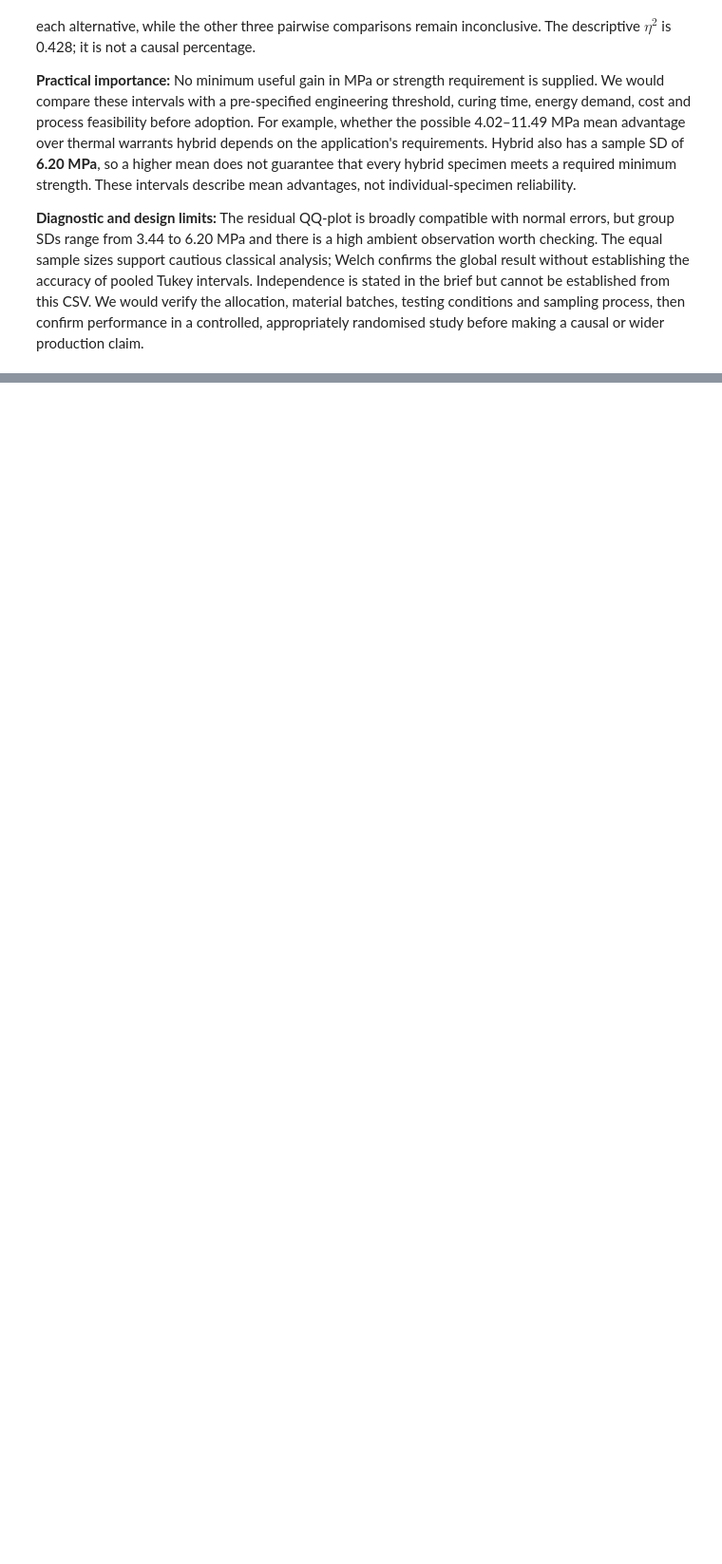
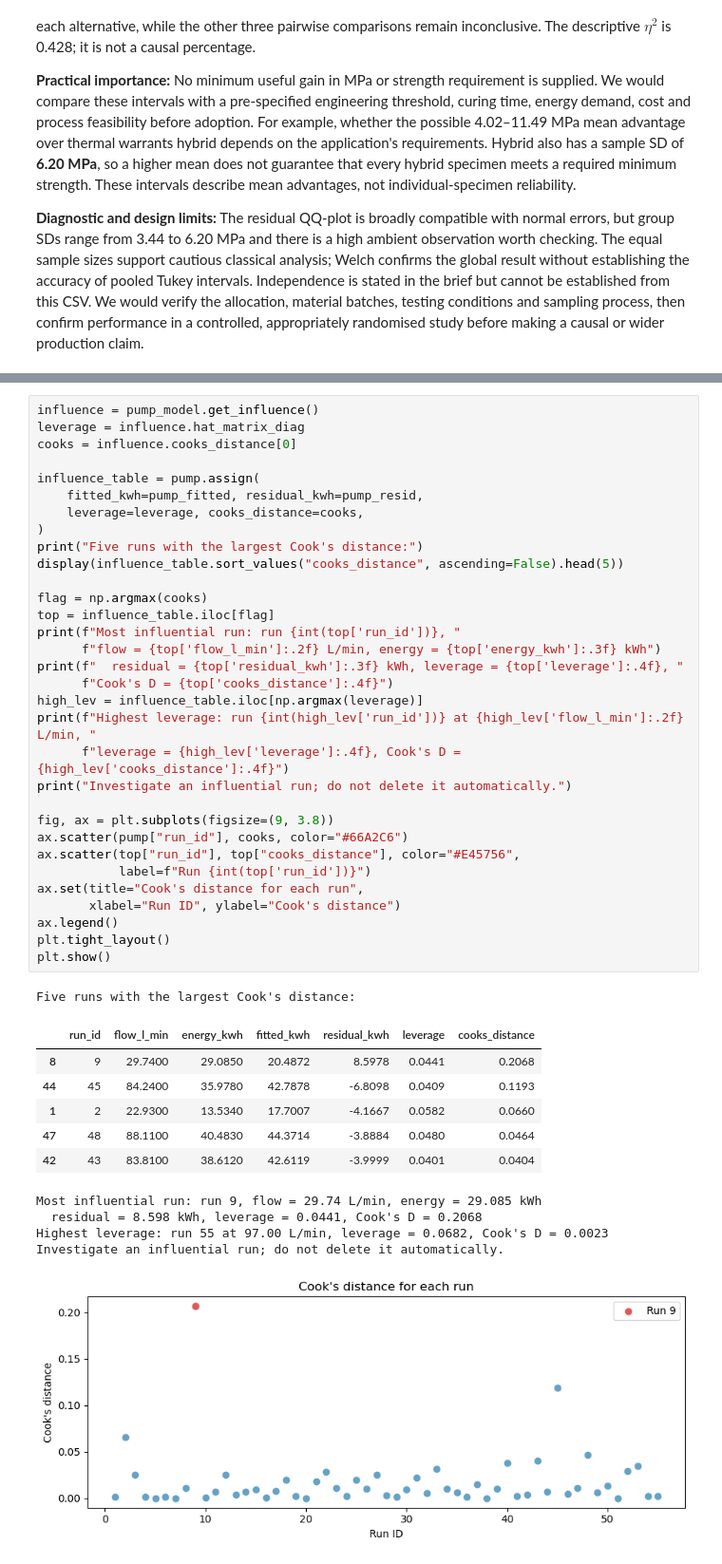
Before and after one commit to SnehaKoirala/STA_Assignments, a Jupyter notebook: Assignment5/Assignment5.ipynb, the cells around one changed output, grey strips where cells are left out. Shown at 95% size. Drawn from its saved outputs; the diff is of its cells as text; blank space fills up the shorter version.

```diff
--- a/Assignment5/Assignment5.ipynb
+++ b/Assignment5/Assignment5.ipynb
@@ -812,0 +1021,45 @@ before relying on its coefficient inference or predictions.
+# %%
+influence = pump_model.get_influence()
+leverage = influence.hat_matrix_diag
+cooks = influence.cooks_distance[0]
+
+influence_table = pump.assign(
+    fitted_kwh=pump_fitted, residual_kwh=pump_resid,
+    leverage=leverage, cooks_distance=cooks,
+)
+print("Five runs with the largest Cook's distance:")
+display(influence_table.sort_values("cooks_distance", ascending=False).head(5))
+
+flag = np.argmax(cooks)
+top = influence_table.iloc[flag]
+print(f"Most influential run: run {int(top['run_id'])}, "
+      f"flow = {top['flow_l_min']:.2f} L/min, energy = {top['energy_kwh']:.3f} kWh")
+print(f"  residual = {top['residual_kwh']:.3f} kWh, leverage = {top['leverage']:.4f}, "
+      f"Cook's D = {top['cooks_distance']:.4f}")
+high_lev = influence_table.iloc[np.argmax(leverage)]
+print(f"Highest leverage: run {int(high_lev['run_id'])} at {high_lev['flow_l_min']:.2f} L/min, "
+      f"leverage = {high_lev['leverage']:.4f}, Cook's D = {high_lev['cooks_distance']:.4f}")
+print("Investigate an influential run; do not delete it automatically.")
+
+fig, ax = plt.subplots(figsize=(9, 3.8))
+ax.scatter(pump["run_id"], cooks, color="#66A2C6")
+ax.scatter(top["run_id"], top["cooks_distance"], color="#E45756",
+           label=f"Run {int(top['run_id'])}")
+ax.set(title="Cook's distance for each run",
+       xlabel="Run ID", ylabel="Cook's distance")
+ax.legend()
+plt.tight_layout()
+plt.show()
+# %% [output]
+Five runs with the largest Cook's distance:
+|  | run_id | flow_l_min | energy_kwh | fitted_kwh | residual_kwh | leverage | cooks_distance |
+| 8 | 9 | 29.7400 | 29.0850 | 20.4872 | 8.5978 | 0.0441 | 0.2068 |
+| 44 | 45 | 84.2400 | 35.9780 | 42.7878 | -6.8098 | 0.0409 | 0.1193 |
+| 1 | 2 | 22.9300 | 13.5340 | 17.7007 | -4.1667 | 0.0582 | 0.0660 |
+| 47 | 48 | 88.1100 | 40.4830 | 44.3714 | -3.8884 | 0.0480 | 0.0464 |
+| 42 | 43 | 83.8100 | 38.6120 | 42.6119 | -3.9999 | 0.0401 | 0.0404 |
+Most influential run: run 9, flow = 29.74 L/min, energy = 29.085 kWh
+  residual = 8.598 kWh, leverage = 0.0441, Cook's D = 0.2068
+Highest leverage: run 55 at 97.00 L/min, leverage = 0.0682, Cook's D = 0.0023
+Investigate an influential run; do not delete it automatically.
+[figure, added]
```
Also changed, not shown: parts of 65 cells of this notebook, 1 other file.
